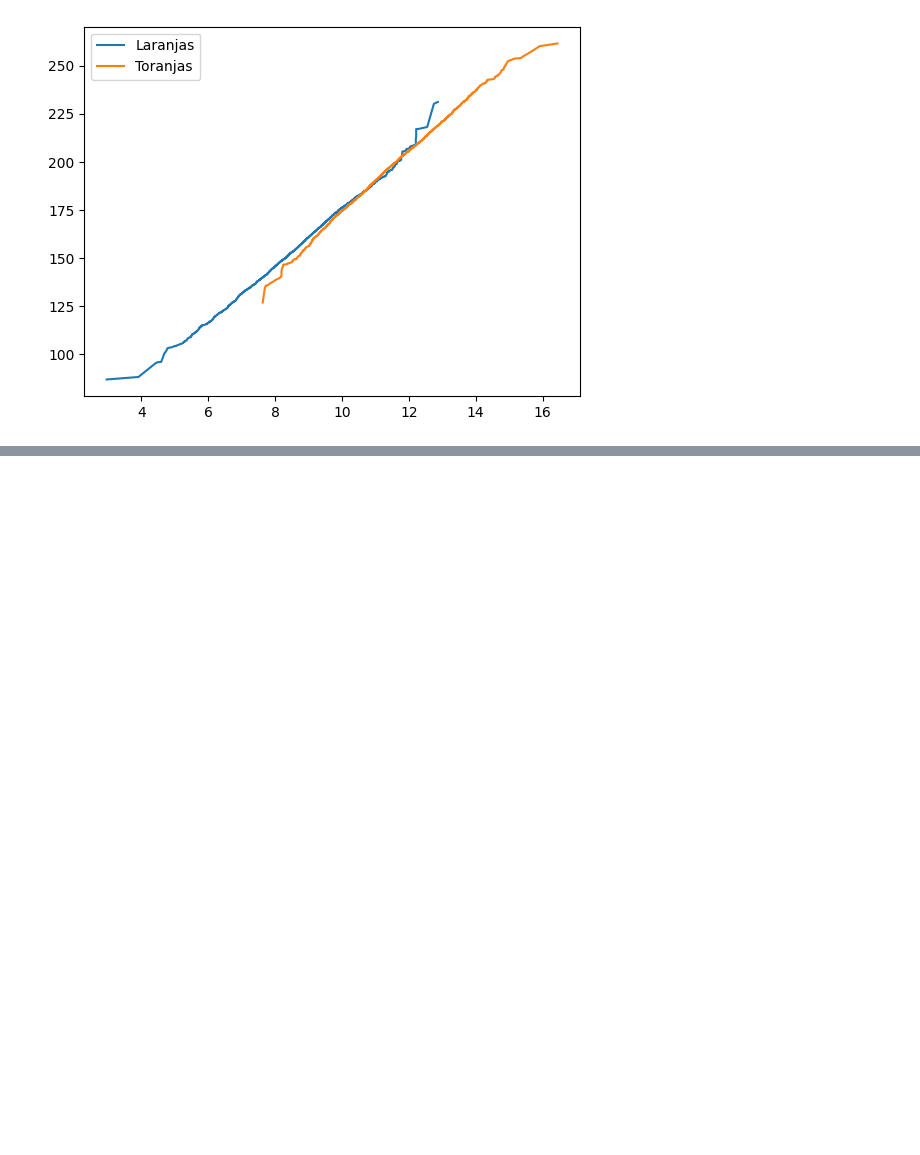
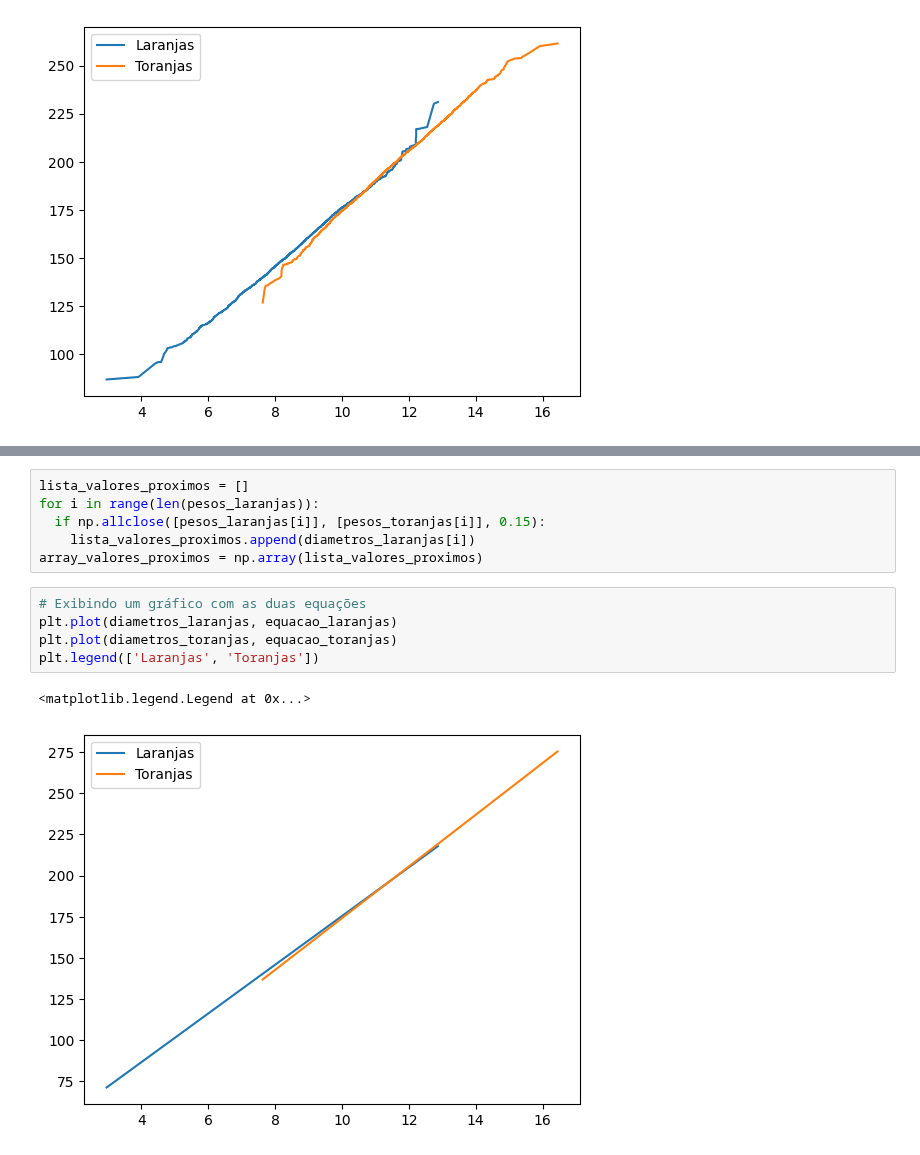
Before and after one commit to matheuspfferreira/python_data_science, a Jupyter notebook: Oranges vs. Grapefruit - 02/Oranges_vs_Grapefruit.ipynb, the cells around one changed output, grey strips where cells are left out. Saved outputs shown, nothing was run; the diff lists cells and outputs as text; blank space fills up the shorter version.

```diff
--- a/Oranges vs. Grapefruit - 02/Oranges_vs_Grapefruit.ipynb
+++ b/Oranges vs. Grapefruit - 02/Oranges_vs_Grapefruit.ipynb
@@ -44,0 +85,14 @@ plt.legend(['Laranjas', 'Toranjas'])
+# %%
+lista_valores_proximos = []
+for i in range(len(pesos_laranjas)):
+  if np.allclose([pesos_laranjas[i]], [pesos_toranjas[i]], 0.15):
+    lista_valores_proximos.append(diametros_laranjas[i])
+array_valores_proximos = np.array(lista_valores_proximos)
+# %%
+# Exibindo um gráfico com as duas equações
+plt.plot(diametros_laranjas, equacao_laranjas)
+plt.plot(diametros_toranjas, equacao_toranjas)
+plt.legend(['Laranjas', 'Toranjas'])
+# %% [output]
+<matplotlib.legend.Legend at 0x...>
+[figure, added]
```
Also changed, not shown: parts of 7 cells of this notebook.
